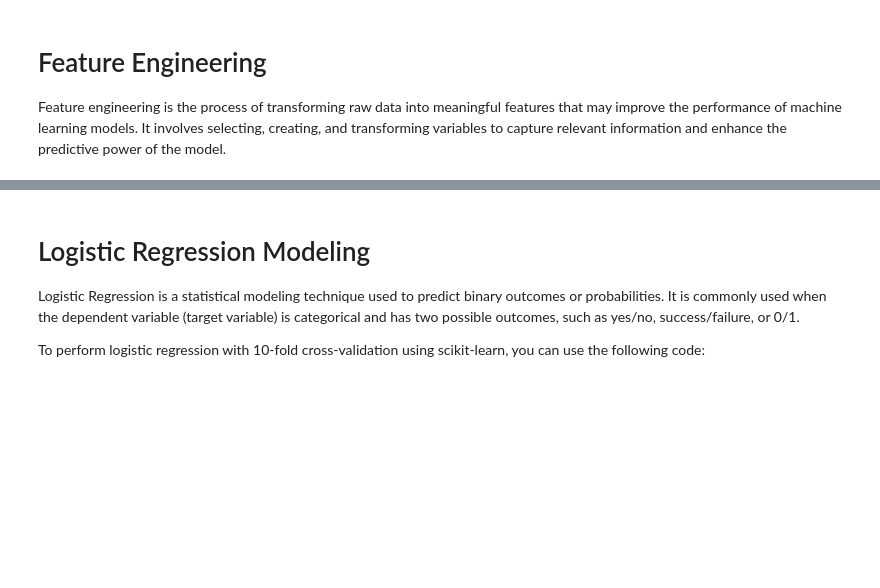
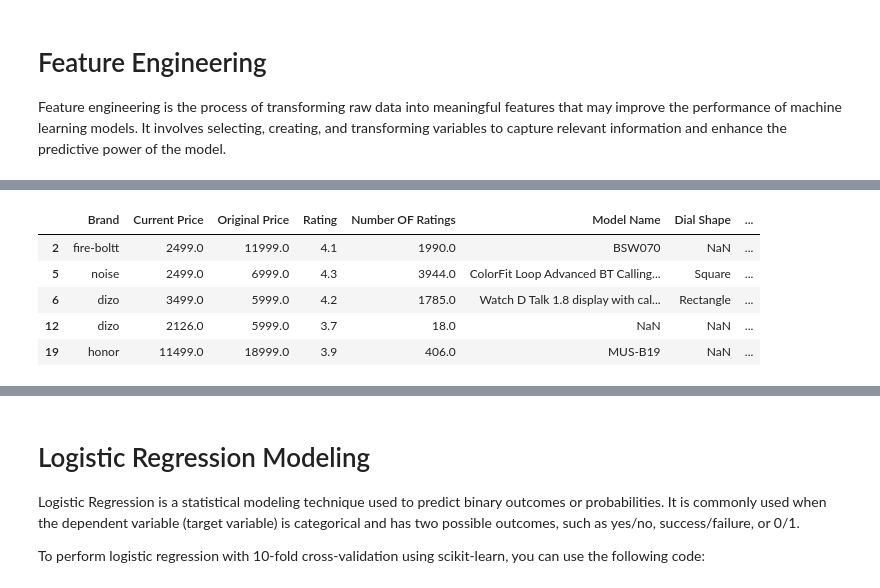
Before and after one commit to nkosanamolefe/machine-learning, a Jupyter notebook: smartwatch/discount_price_predictor.ipynb, the cells around one changed output, grey strips where cells are left out. Saved outputs shown, nothing was run; the diff lists cells and outputs as text; code cells hidden in the pictures; blank space fills up the shorter version.

```diff
--- a/smartwatch/discount_price_predictor.ipynb
+++ b/smartwatch/discount_price_predictor.ipynb
@@ -360,2 +498,11 @@ data.head()
+# %%
+train_df.head()
+# %% [output]
+|  | Brand | Current Price | Original Price | Rating | Number OF Ratings | Model Name | Dial Shape | ... |
+| 2 | fire-boltt | 2499.0 | 11999.0 | 4.1 | 1990.0 | BSW070 | NaN | ... |
+| 5 | noise | 2499.0 | 6999.0 | 4.3 | 3944.0 | ColorFit Loop Advanced BT Calling... | Square | ... |
+| 6 | dizo | 3499.0 | 5999.0 | 4.2 | 1785.0 | Watch D Talk 1.8 display with cal... | Rectangle | ... |
+| 12 | dizo | 2126.0 | 5999.0 | 3.7 | 18.0 | NaN | NaN | ... |
+| 19 | honor | 11499.0 | 18999.0 | 3.9 | 406.0 | MUS-B19 | NaN | ... |
 # %%
 train_df.drop(numerical_data[:-1], axis=1, inplace=True)
```
Also changed, not shown: parts of 58 cells of this notebook.
